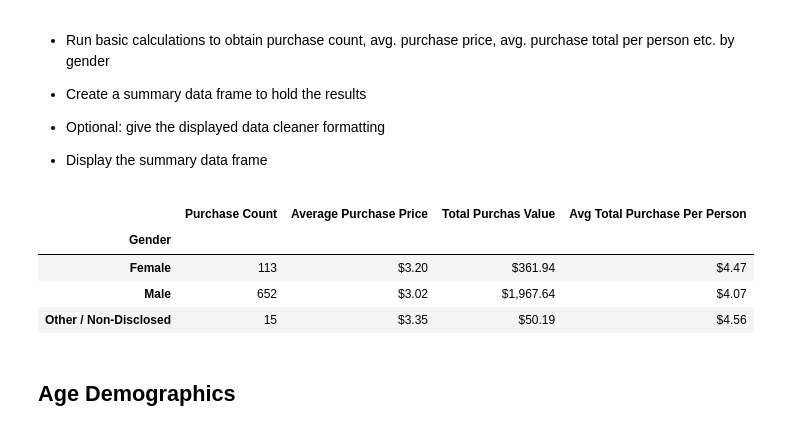
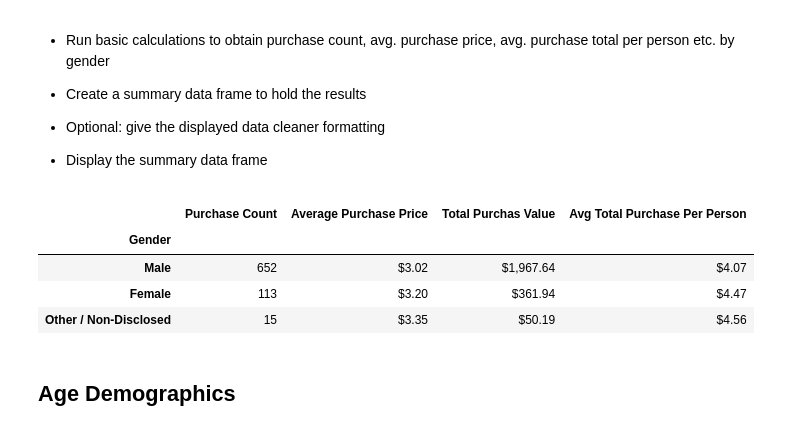
Before and after one commit to tarakp/Data_Analytics, a Jupyter notebook: 04-Pandas-Challenge/HeroesOfPymoli/HeroesOfPymoli_starter.ipynb, the cells around one changed output. Saved outputs shown, nothing was run; the diff lists cells and outputs as text; code cells hidden in the pictures.

```diff
--- a/04-Pandas-Challenge/HeroesOfPymoli/HeroesOfPymoli_starter.ipynb
+++ b/04-Pandas-Challenge/HeroesOfPymoli/HeroesOfPymoli_starter.ipynb
@@ -127,26 +139,26 @@ Unique_gender_players_sort_df
 # %%
 groupby_gender = purchase_data.groupby(['Gender'])
 
 count_group_gender = groupby_gender['Purchase ID'].count()
 
 avg_price_gender = groupby_gender['Price'].mean()
 
 total_price_gender = groupby_gender['Price'].sum()
 
 per_person_gender = total_price_gender / Unique_gender_players_df['Total Count']    # Using Total Count column from the dataframe in                                                                                               previous step
 
 summary_gender_df = pd.DataFrame({'Purchase Count':count_group_gender,
                                   'Average Purchase Price':avg_price_gender.map("${:,.2f}".format),
                                   'Total Purchas Value':total_price_gender.map("${:,.2f}".format),
                                   'Avg Total Purchase Per Person':per_person_gender.map("${:,.2f}".format)
                                  }
                                 )
-summary_gender_df
+summary_gender_df.sort_values(['Purchase Count'], ascending=False)
 # %% [output]
 |  | Purchase Count | Average Purchase Price | Total Purchas Value | Avg Total Purchase Per Person |
 | Gender |  |  |  |  |
+| Male | 652 | $3.02 | $1,967.64 | $4.07 |
 | Female | 113 | $3.20 | $361.94 | $4.47 |
-| Male | 652 | $3.02 | $1,967.64 | $4.07 |
 | Other / Non-Disclosed | 15 | $3.35 | $50.19 | $4.56 |
 # %% [markdown]
 ## Age Demographics
```
Also changed, not shown: parts of 4 cells of this notebook.
